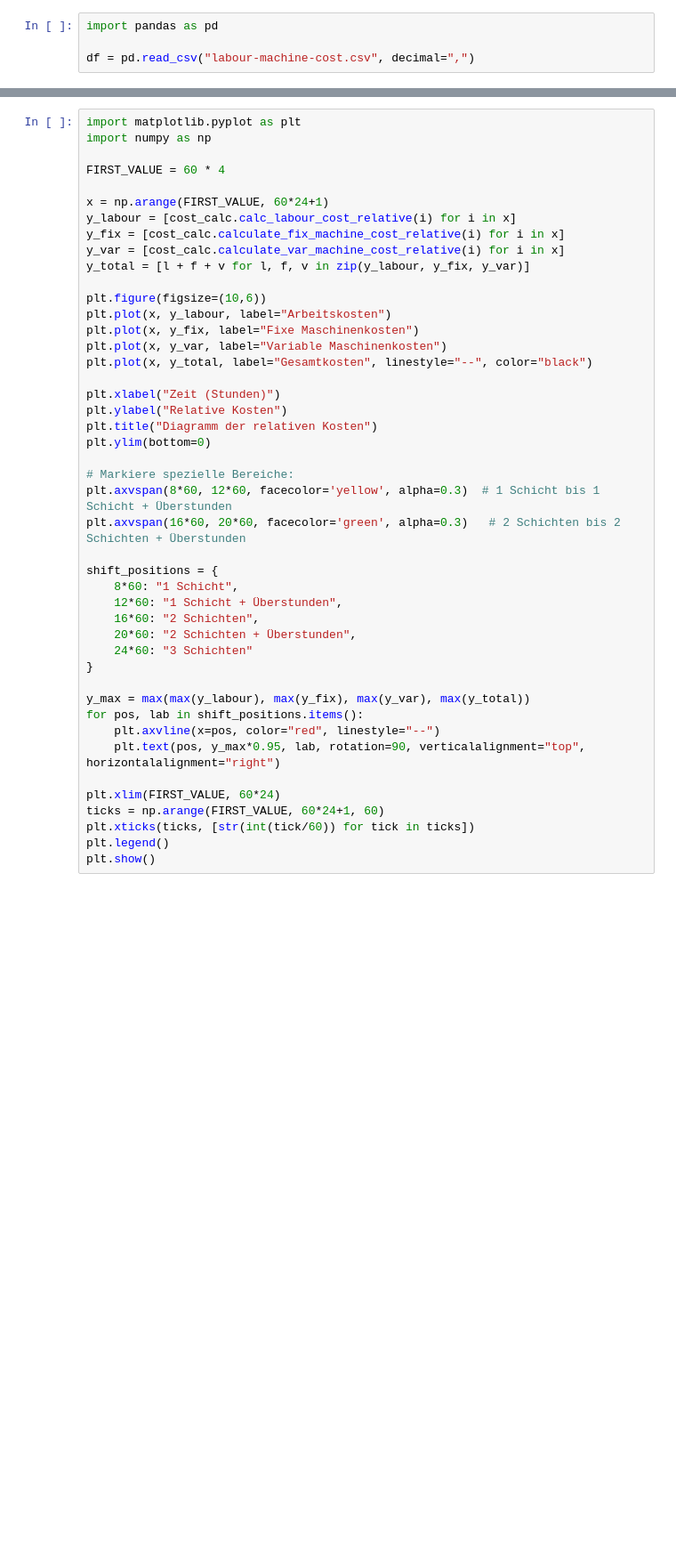
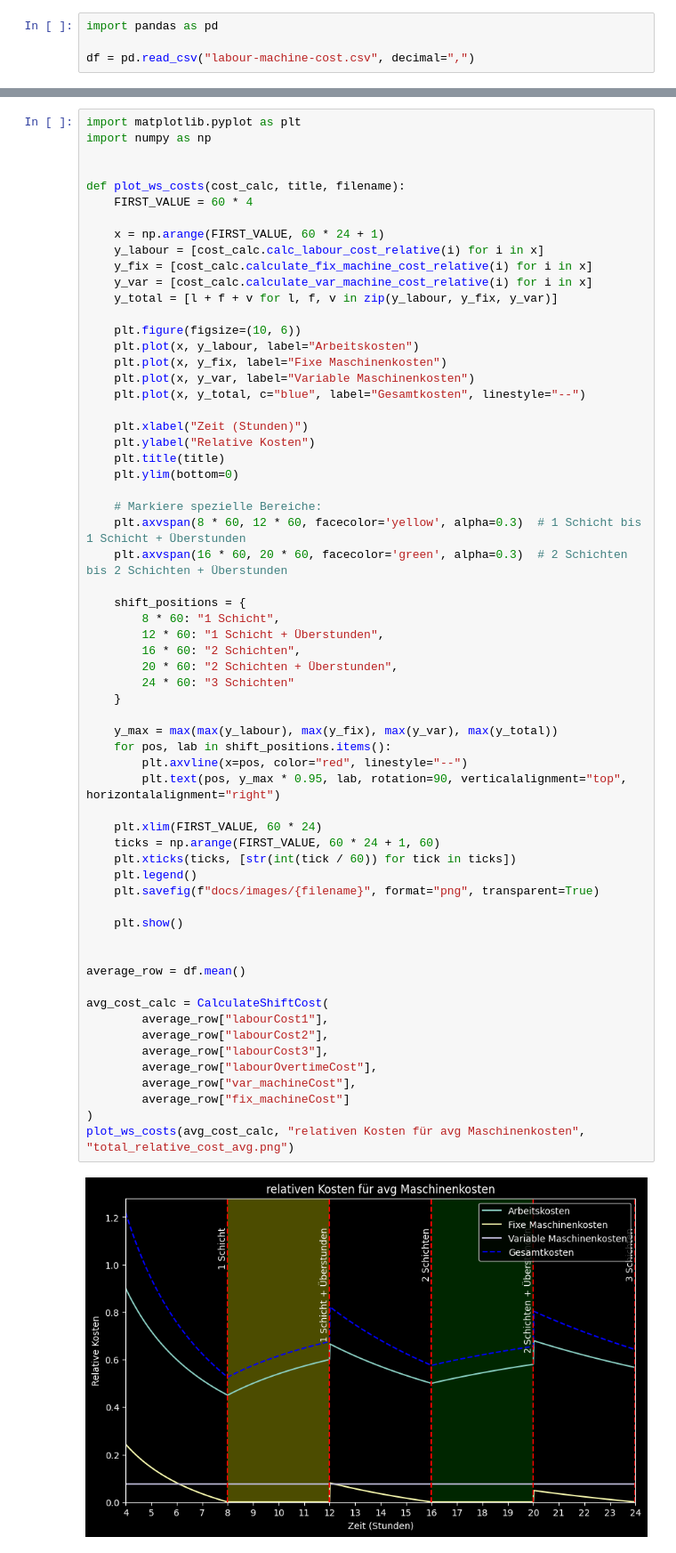
Before and after one commit to buecktobias/ibsys2SCM, a Jupyter notebook: user-docs/planning_analysis_visualization.ipynb, the cells around one changed output, grey strips where cells are left out. Shown at 89% size. Saved outputs shown, nothing was run; the diff lists cells and outputs as text; blank space fills up the shorter version.

Commit message:
added plots about labour_costs!

```diff
--- a/user-docs/planning_analysis_visualization.ipynb
+++ b/user-docs/planning_analysis_visualization.ipynb
@@ -349,45 +375,64 @@ plt.show()
 # %%
 import matplotlib.pyplot as plt
 import numpy as np
 
-FIRST_VALUE = 60 * 4
 
-x = np.arange(FIRST_VALUE, 60*24+1)
-y_labour = [cost_calc.calc_labour_cost_relative(i) for i in x]
-y_fix = [cost_calc.calculate_fix_machine_cost_relative(i) for i in x]
-y_var = [cost_calc.calculate_var_machine_cost_relative(i) for i in x]
-y_total = [l + f + v for l, f, v in zip(y_labour, y_fix, y_var)]
+def plot_ws_costs(cost_calc, title, filename):
+    FIRST_VALUE = 60 * 4
 
-plt.figure(figsize=(10,6))
-plt.plot(x, y_labour, label="Arbeitskosten")
-plt.plot(x, y_fix, label="Fixe Maschinenkosten")
-plt.plot(x, y_var, label="Variable Maschinenkosten")
-plt.plot(x, y_total, label="Gesamtkosten", linestyle="--", color="black")
+    x = np.arange(FIRST_VALUE, 60 * 24 + 1)
+    y_labour = [cost_calc.calc_labour_cost_relative(i) for i in x]
+    y_fix = [cost_calc.calculate_fix_machine_cost_relative(i) for i in x]
+    y_var = [cost_calc.calculate_var_machine_cost_relative(i) for i in x]
+    y_total = [l + f + v for l, f, v in zip(y_labour, y_fix, y_var)]
 
-plt.xlabel("Zeit (Stunden)")
-plt.ylabel("Relative Kosten")
-plt.title("Diagramm der relativen Kosten")
-plt.ylim(bottom=0)
+    plt.figure(figsize=(10, 6))
+    plt.plot(x, y_labour, label="Arbeitskosten")
+    plt.plot(x, y_fix, label="Fixe Maschinenkosten")
+    plt.plot(x, y_var, label="Variable Maschinenkosten")
+    plt.plot(x, y_total, c="blue", label="Gesamtkosten", linestyle="--")
 
-# Markiere spezielle Bereiche:
-plt.axvspan(8*60, 12*60, facecolor='yellow', alpha=0.3)  # 1 Schicht bis 1 Schicht + Überstunden
-plt.axvspan(16*60, 20*60, facecolor='green', alpha=0.3)   # 2 Schichten bis 2 Schichten + Überstunden
+    plt.xlabel("Zeit (Stunden)")
+    plt.ylabel("Relative Kosten")
+    plt.title(title)
+    plt.ylim(bottom=0)
 
-shift_positions = {
-    8*60: "1 Schicht",
-    12*60: "1 Schicht + Überstunden",
-    16*60: "2 Schichten",
-    20*60: "2 Schichten + Überstunden",
-    24*60: "3 Schichten"
-}
+    # Markiere spezielle Bereiche:
+    plt.axvspan(8 * 60, 12 * 60, facecolor='yellow', alpha=0.3)  # 1 Schicht bis 1 Schicht + Überstunden
+    plt.axvspan(16 * 60, 20 * 60, facecolor='green', alpha=0.3)  # 2 Schichten bis 2 Schichten + Überstunden
 
-y_max = max(max(y_labour), max(y_fix), max(y_var), max(y_total))
-for pos, lab in shift_positions.items():
-    plt.axvline(x=pos, color="red", linestyle="--")
-    plt.text(pos, y_max*0.95, lab, rotation=90, verticalalignment="top", horizontalalignment="right")
+    shift_positions = {
+        8 * 60: "1 Schicht",
+        12 * 60: "1 Schicht + Überstunden",
+        16 * 60: "2 Schichten",
+        20 * 60: "2 Schichten + Überstunden",
+        24 * 60: "3 Schichten"
+    }
 
-plt.xlim(FIRST_VALUE, 60*24)
-ticks = np.arange(FIRST_VALUE, 60*24+1, 60)
-plt.xticks(ticks, [str(int(tick/60)) for tick in ticks])
-plt.legend()
-plt.show()
+    y_max = max(max(y_labour), max(y_fix), max(y_var), max(y_total))
+    for pos, lab in shift_positions.items():
+        plt.axvline(x=pos, color="red", linestyle="--")
+        plt.text(pos, y_max * 0.95, lab, rotation=90, verticalalignment="top", horizontalalignment="right")
+
+    plt.xlim(FIRST_VALUE, 60 * 24)
+    ticks = np.arange(FIRST_VALUE, 60 * 24 + 1, 60)
+    plt.xticks(ticks, [str(int(tick / 60)) for tick in ticks])
+    plt.legend()
+    plt.savefig(f"docs/images/{filename}", format="png", transparent=True)
+
+    plt.show()
+
+
+average_row = df.mean()
+
+avg_cost_calc = CalculateShiftCost(
+        average_row["labourCost1"],
+        average_row["labourCost2"],
+        average_row["labourCost3"],
+        average_row["labourOvertimeCost"],
+        average_row["var_machineCost"],
+        average_row["fix_machineCost"]
+)
+plot_ws_costs(avg_cost_calc, "relativen Kosten für avg Maschinenkosten", "total_relative_cost_avg.png")
+# %% [output]
+[figure, added]
```
Also changed, not shown: parts of 20 cells of this notebook, 3 other files.
